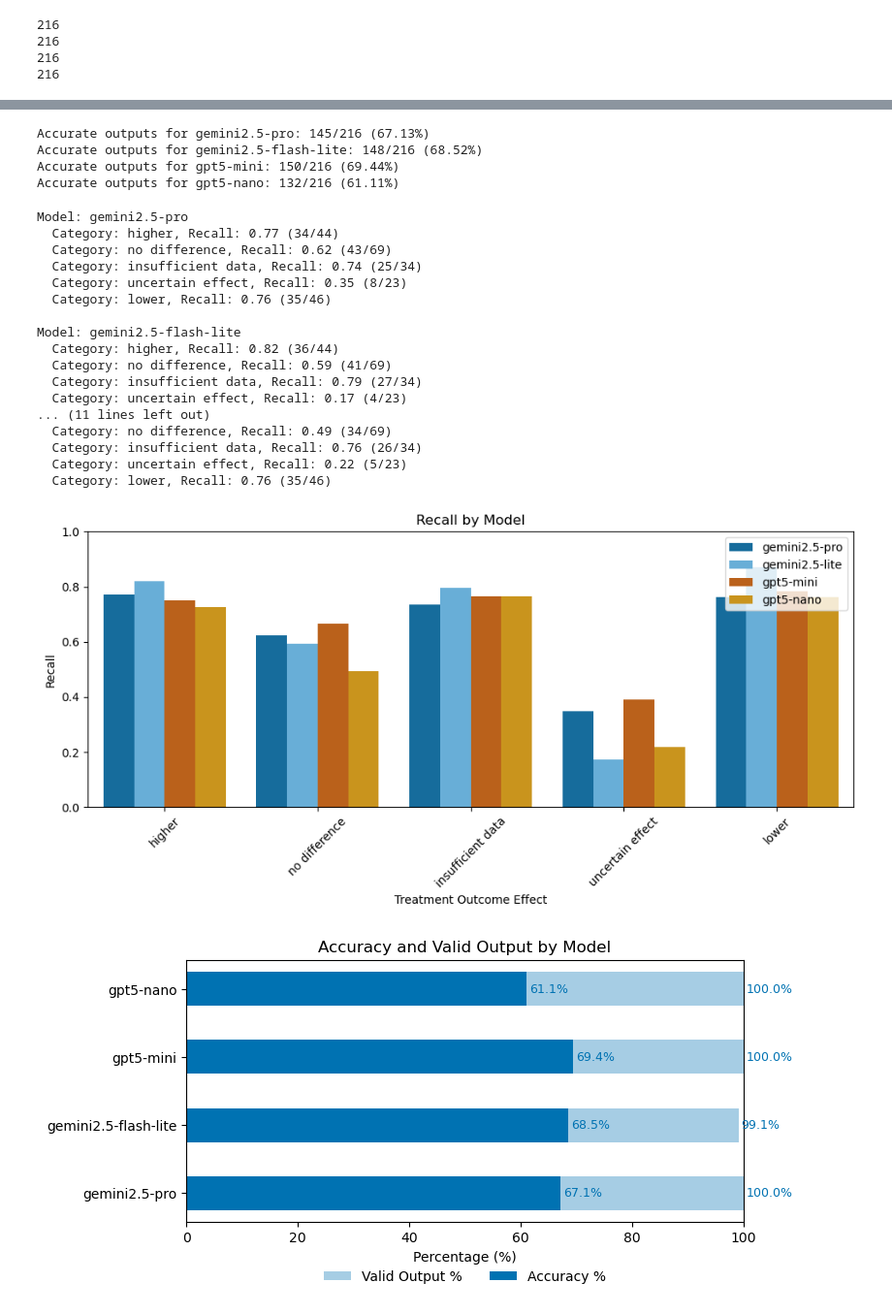
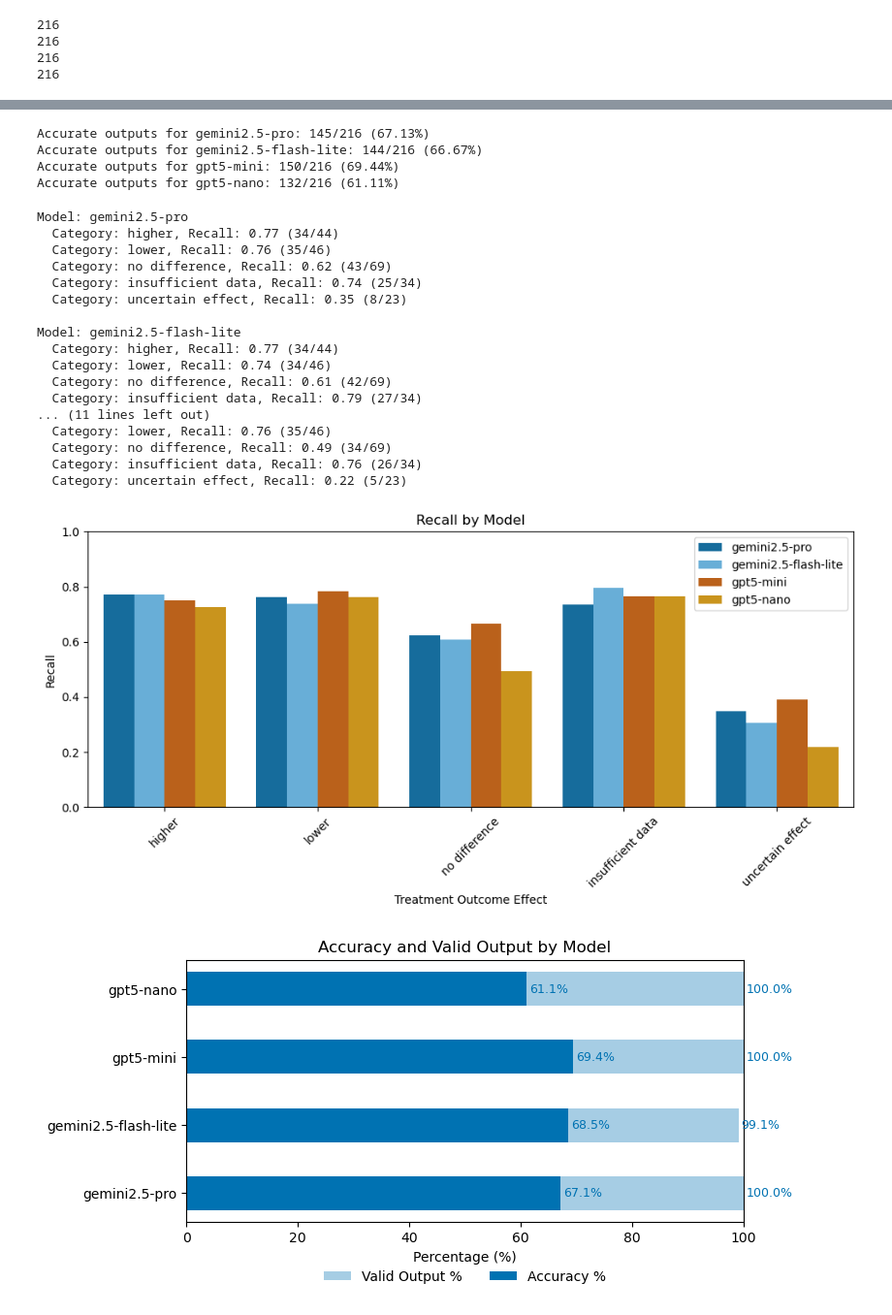
Before and after one commit to hyesunyun/LLMHealthFramingEffect, a Jupyter notebook: code/evaluate_medevidence.ipynb, the cells around one changed output, grey strips where cells are left out. Shown at 97% size. Drawn from its saved outputs; the diff is of its cells as text; code cells hidden in the pictures.

Commit message:
medevidence update

```diff
--- a/code/evaluate_medevidence.ipynb
+++ b/code/evaluate_medevidence.ipynb
@@ -169,8 +168,8 @@ location = os.getenv("GOOGLE_CLOUD_REGION")
 vertex_client = genai.Client(vertexai=True, project=project_id, location=location)
 storage_client = storage.Client(project=project_id)
 # %%
-BATCH_ID = "projects/2409567398/locations/global/batchPredictionJobs/2983393960086470656" # PRO
-# BATCH_ID = "projects/2409567398/locations/global/batchPredictionJobs/3739998697484713984" # FLASH
+# BATCH_ID = "projects/2409567398/locations/global/batchPredictionJobs/2983393960086470656" # PRO
+BATCH_ID = "projects/2409567398/locations/global/batchPredictionJobs/3739998697484713984" # FLASH
 # BATCH_ID = "projects/2409567398/locations/global/batchPredictionJobs/8991195862998712320" # FLASH LITE
 # %%
 gcs_batch_job = vertex_client.batches.get(name=BATCH_ID)
@@ -220,12 +218,9 @@ def get_vertex_batch_results(batch_job) -> dict:
                     results[custom_id] = output_text
     return results
 # %%
-results = get_vertex_batch_results(BATCH_ID)
+results = get_vertex_batch_results(gcs_batch_job)
 
-model_name = "xxx"
+model_version = "gemini2.5-flash" # NEED TO CHANGE BASED ON MODEL
 
-# save to local file
-local_filename = f"outputs/analysis/{model_name}_batch_analysis_responses.json"
-with open(local_filename, "w") as f:
-    f.write(json.dumps(results, indent=4))
+save_dataset_to_json(results, f"../data/MedEvidence/medevidence_evaluation_results_{model_version}.json")
 # %%
@@ -375,7 +378,7 @@ for model_version in model_versions:
     analysis_results[model_version]['accuracy_pct'] = accuracy_pct
 # %% [output]
 Accurate outputs for gemini2.5-pro: 145/216 (67.13%)
-Accurate outputs for gemini2.5-flash-lite: 148/216 (68.52%)
+Accurate outputs for gemini2.5-flash-lite: 144/216 (66.67%)
 Accurate outputs for gpt5-mini: 150/216 (69.44%)
 Accurate outputs for gpt5-nano: 132/216 (61.11%)
 # %%
@@ -403,37 +406,37 @@ for model_version in model_versions:
 # %% [output]
 Model: gemini2.5-pro
   Category: higher, Recall: 0.77 (34/44)
+  Category: lower, Recall: 0.76 (35/46)
   Category: no difference, Recall: 0.62 (43/69)
   Category: insufficient data, Recall: 0.74 (25/34)
   Category: uncertain effect, Recall: 0.35 (8/23)
-  Category: lower, Recall: 0.76 (35/46)
 
 Model: gemini2.5-flash-lite
-  Category: higher, Recall: 0.82 (36/44)
-  Category: no difference, Recall: 0.59 (41/69)
+  Category: higher, Recall: 0.77 (34/44)
+  Category: lower, Recall: 0.74 (34/46)
+  Category: no difference, Recall: 0.61 (42/69)
   Category: insufficient data, Recall: 0.79 (27/34)
-  Category: uncertain effect, Recall: 0.17 (4/23)
 ... (11 lines left out)
+  Category: lower, Recall: 0.76 (35/46)
   Category: no difference, Recall: 0.49 (34/69)
   Category: insufficient data, Recall: 0.76 (26/34)
   Category: uncertain effect, Recall: 0.22 (5/23)
-  Category: lower, Recall: 0.76 (35/46)
 # %%
 recall_df = pd.DataFrame(all_recall_data)
 
-okabe_ito = ["#0072b2", "#56b3e9", "#d55e00", "#e69f00"]
+okabe_ito = ["#0072b2", "#56b3e9", "#F0E442", "#d55e00", "#e69f00"]
 plt.figure(figsize=(10, 5))
 sns.barplot(x="category", y="recall", hue="model", data=recall_df, palette=okabe_ito)
 plt.title("Recall by Model")
 plt.xlabel("Treatment Outcome Effect")
 plt.ylabel("Recall")
 plt.xticks(rotation=45)
 plt.ylim(0, 1)
 plt.legend(title=None)
 plt.tight_layout()
 plt.show()
 # %% [output]
-[figure, old version]
+[figure, new version]
 # %%
 # Horizontal bullet chart: valid_pct as background bar, accuracy_pct overlaid in front
 model_labels = model_versions
```
Also changed, not shown: parts of 7 cells of this notebook, 2 other files.
